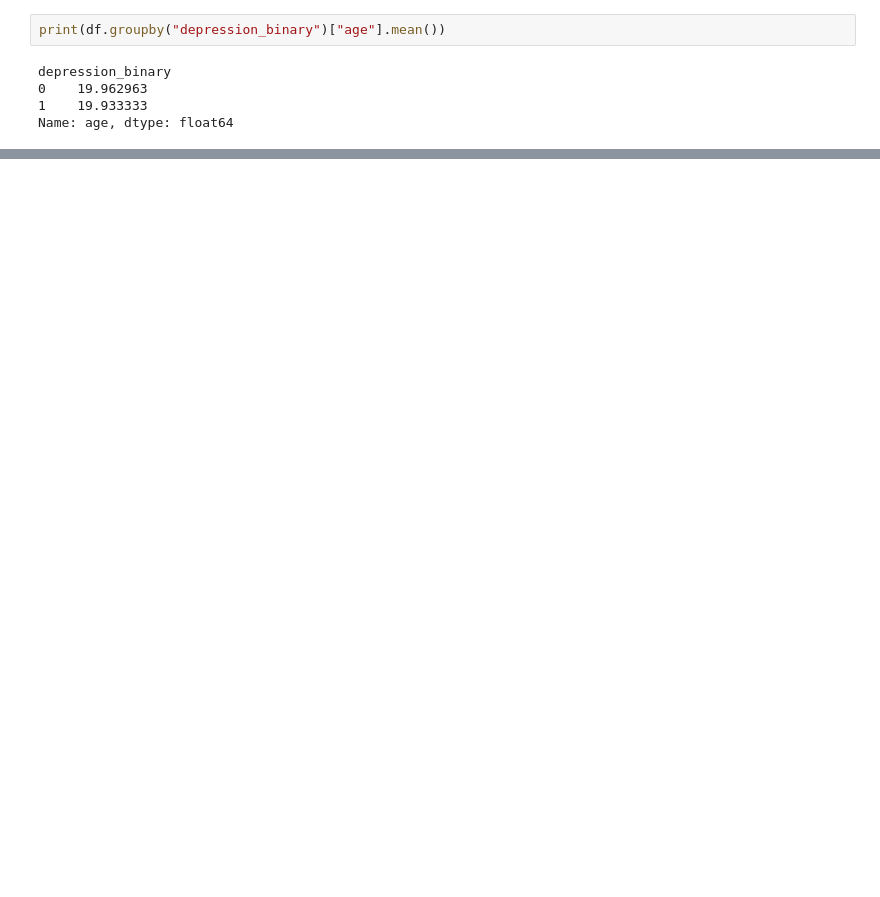
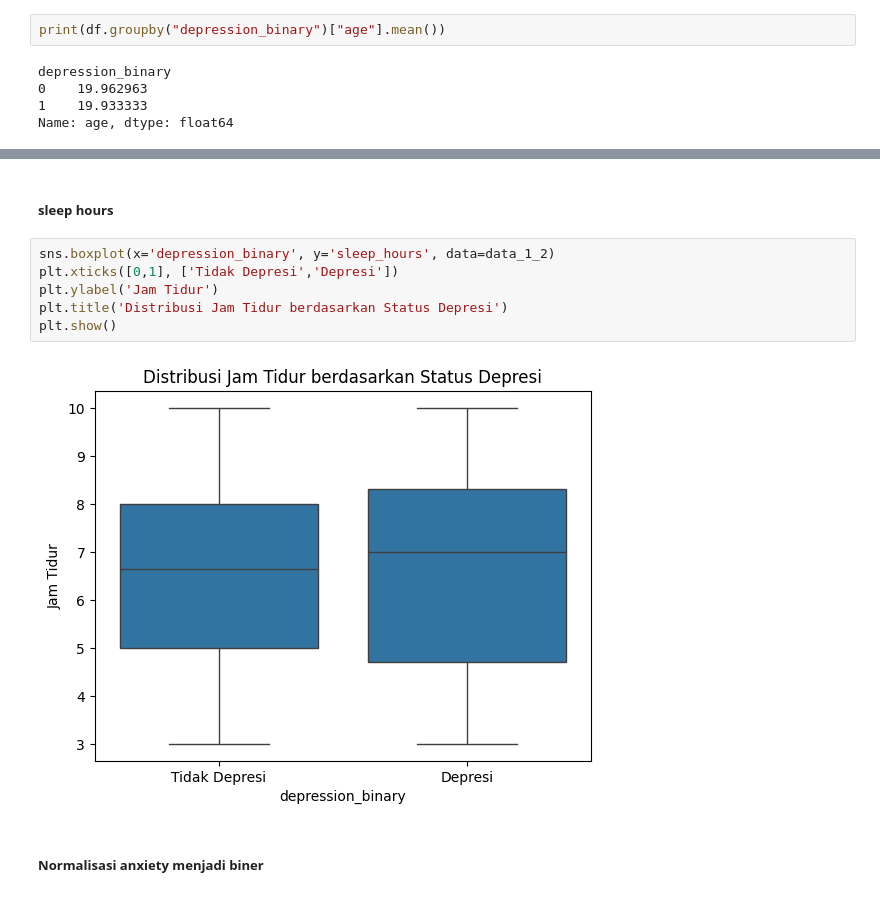
Before and after one commit to FildaZamardah/PENGARUH-FAKTOR-DEMOGRAFIS-TERHADAP-KONDISI-DEPRESI-DAN-KECEMASAN, a Jupyter notebook: code.ipynb, the cells around one changed output, grey strips where cells are left out. Drawn from its saved outputs; the diff is of its cells as text; blank space fills up the shorter version.

```diff
--- a/code.ipynb
+++ b/code.ipynb
@@ -267,0 +362,12 @@ Name: age, dtype: float64
+# %% [markdown]
+##### sleep hours
+# %%
+sns.boxplot(x='depression_binary', y='sleep_hours', data=data_1_2)
+plt.xticks([0,1], ['Tidak Depresi','Depresi'])
+plt.ylabel('Jam Tidur')
+plt.title('Distribusi Jam Tidur berdasarkan Status Depresi')
+plt.show()
+# %% [output]
+[figure, added]
+# %% [markdown]
+##### Normalisasi anxiety menjadi biner
```
Also changed, not shown: parts of 26 cells of this notebook.
